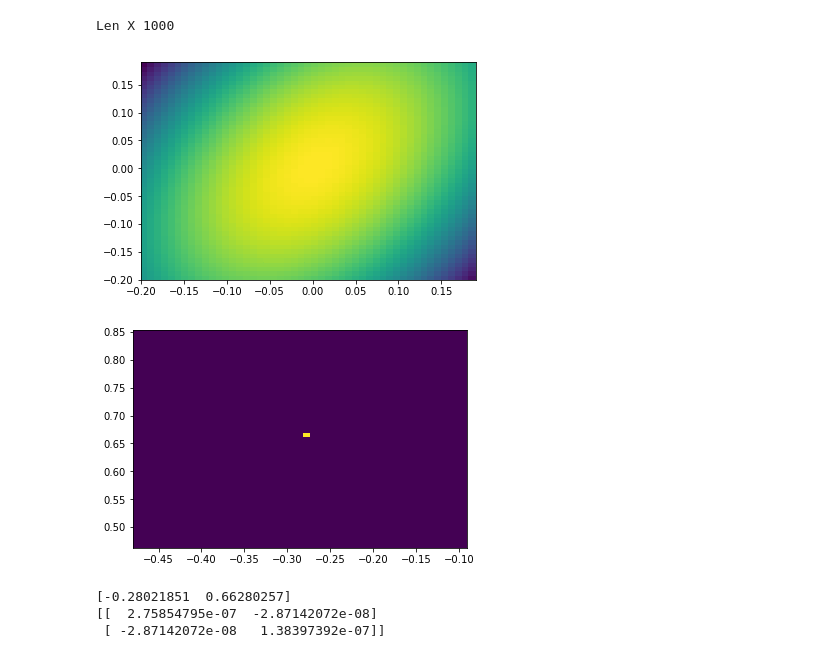
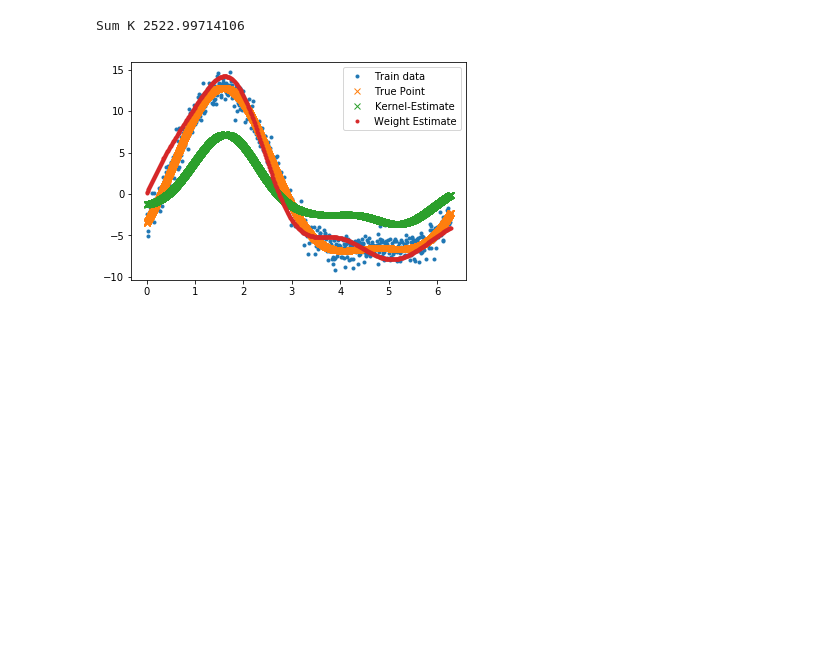
Before and after one commit to DevarakondaV/Practice, a Jupyter notebook: pattern_recognition/pr_ch3.ipynb, the cells around one changed output. Drawn from its saved outputs; the diff is of its cells as text; code cells hidden in the pictures; blank space fills up the shorter version.

```diff
--- a/pattern_recognition/pr_ch3.ipynb
+++ b/pattern_recognition/pr_ch3.ipynb
@@ -166,42 +281,35 @@ def weight_dist_post(data,prior_mean,prior_covariance,noise,n_bf,s,p):
-# %%
-x = np.arange(0,3,.003)
-print("Len X",len(x))
-np.random.shuffle(x)
-y = Y(x,0.5,-0.3)
-pts = np.stack((x,y),axis=1)
-
-
-data_n = 1000
-n = data_n
-s = .5
-n_bf = 2
-p = 1
-m = np.array([0,0])
-cov = np.array([[1,3.0/5],[3.0/5,2]])
-
-wx = np.arange(m[0]-2*(.1),(m[0]+2*(.1)),.01)
-wy = np.arange(m[1]-2*(.1),(m[1]+2*(.1)),.01)
-plot_multi_gauss(wx,wy,m,cov)
-while n>0:
-    m,cov,c = weight_dist_post(pts[0:data_n],m,cov,25,n_bf,s,p)
-    n = n-1
-
-wx = np.arange(m[0]-2*(.1),(m[0]+2*(.1)),.01)
-wy = np.arange(m[1]-2*(.1),(m[1]+2*(.1)),.01)
-plot_multi_gauss(wx,wy,m,cov)
-
-
-print(m)
-print(cov)
-#yy = approx_y(m,x,c,s,p)
-#plt.plot(x,y,'.')
-#plt.plot(x,yy,'.')
-#plt.legend(['True','Estimate'])
-#plt.show()
-# %% [output]
-Len X 1000
-[figure, removed]
-[figure, removed]
-[-0.28021851  0.66280257]
-[[  2.75854795e-07  -2.87142072e-08]
- [ -2.87142072e-08   1.38397392e-07]]
+# %%
+x = np.arange(0,2*np.pi,.01)
+np.random.shuffle(x)
+y = gauss_sample(nlin_fun(x),1)
+pts = np.stack((x,y),axis=1)
+
+n = 0
+s = .5
+n_bf = 10
+p = 2
+m = np.array([1,1,1,1,1,1,1,1,1,1])
+cov = np.random.rand(10,10)
+len_x = len(x)
+cen = []
+
+while n<(len_x):
+    m,cov,c = weight_dist_post(pts[n:n+20],m,cov,25,n_bf,s,p)
+    n = n+20
+
+xx = np.arange(0,2*np.pi,.001)
+#xx = np.array([.5,4,6,-3])
+#xx = np.arange(-6,0,.7)
+K = equivalent_kernel(xx,x,n_bf,cov,3,s,p)
+print("Sum K",np.sum(K))
+yy = np.matmul(K,y)
+yyy = approx_y(m,x,cen,10,s,p)
+plt.plot(x,y,'.')
+plt.plot(xx,nlin_fun(xx),'x')
+plt.plot(xx,yy,'x')
+plt.plot(x,yyy,'.')
+plt.legend(["Train data","True Point","Kernel-Estimate","Weight Estimate"])
+plt.show()
+# %% [output]
+Sum K 2522.99714106
+[figure, added]
```
Also changed, not shown: parts of 1 cell of this notebook.
